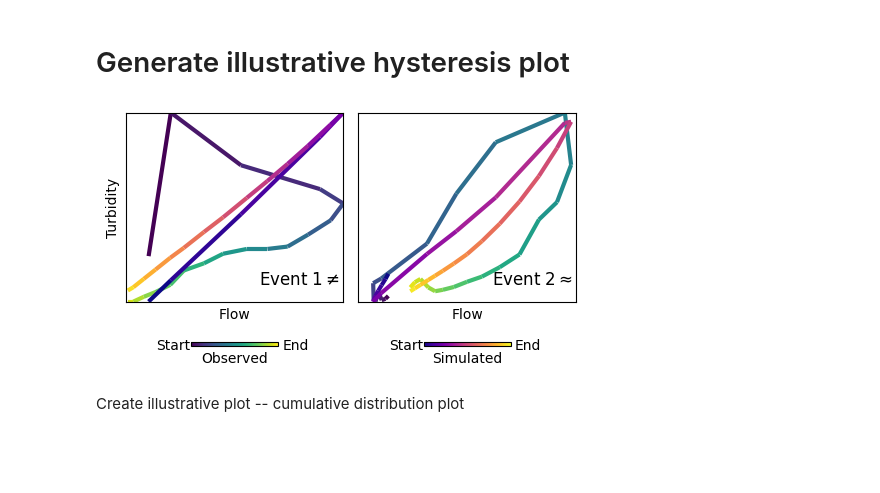
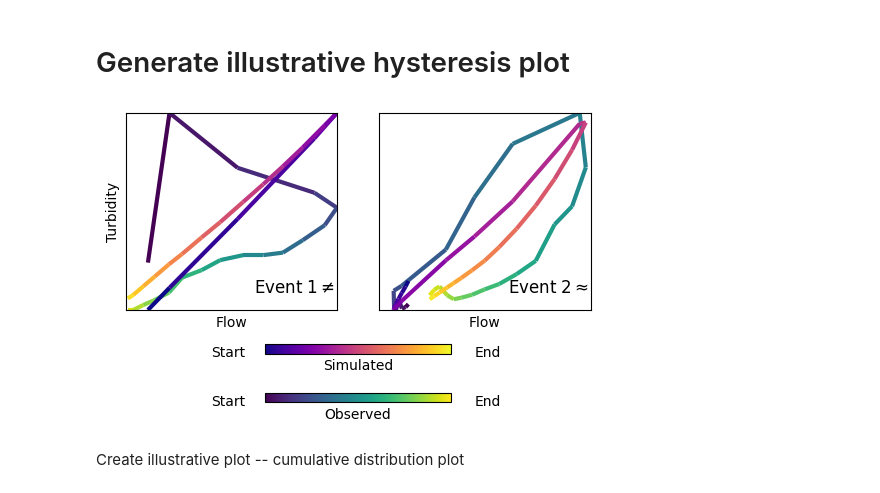
Before and after one commit to QianWanghhu/BushFireWQ, a Jupyter notebook: src/Explore_212058_CQ.ipynb, the cells around one changed output. Saved outputs shown, nothing was run; the diff lists cells and outputs as text; code cells hidden in the pictures; blank space fills up the shorter version.

Commit message:
Change plots according to reviewer's comments.

```diff
--- a/src/Explore_212058_CQ.ipynb
+++ b/src/Explore_212058_CQ.ipynb
@@ -273,7 +273,7 @@ for grp_id, stm in storm_data.groupby('stormID'):
 # Set stormID to str format
 # Select six events of the max peak flow during each periods
 from matplotlib.collections import LineCollection
-fig, axes = plt.subplots(nrows=1, ncols=2, sharex=False, sharey=False, figsize=(5, 3))
+fig, axes = plt.subplots(nrows=1, ncols=2, sharex=False, sharey=False, figsize=(6, 4))
 # Plot the normalized flow and turbidity if norm_plot = True;
 # Otherwise, plot the absolute values of flow and turbidity
 norm_plot = True
@@ -312,38 +312,38 @@ for ax, peak, idx, event in zip(axes, peak_idx, [1, 2], [hys_storm1, hys_storm2]
     line_sim = ax.add_collection(lc_sim)
     # Set event ID as title
     # Creating a custom legend with absolute time for each subplot
     ax.set_xlabel(xlab)
     # 隐藏刻度线和坐标
     ax.set_xticks([])
     ax.set_yticks([])
     # Set labels
 axes[0].set_ylabel(ylab)
 axes[1].set_ylabel('')
 axes[0].set_title(r'Event 1$ \neq $', loc='center', pad=12, x=0.8, y=0.0)
 axes[1].set_title(r'Event 2$ \approx $', loc='center', pad=12, x=0.8, y=0.0)
 # 添加 colorbar（隐藏默认标签）
-cbar = fig.colorbar(line, ax=axes[0], ticks=[], orientation='horizontal', shrink=0.4)
+cbar = fig.colorbar(line, ticks=[], orientation='horizontal', shrink=0.4, ax=[axes[0], axes[1]], anchor=(0.5, 0.5), pad=0.05)
 # 在 colorbar 的底部和顶部添加自定义文本
 cbar.ax.text(-0.2, 0.1, 'Start',
              ha='center', va='center', transform=cbar.ax.transAxes)
 cbar.ax.text(1.2, 0.1, 'End',
              ha='center', va='center', transform=cbar.ax.transAxes)
 cbar.set_label('Observed')
 
 # 添加模拟值的coloarbar
-cbar_sim = fig.colorbar(line_sim, ax=axes[1], ticks=[], orientation='horizontal', shrink=0.4)
+cbar_sim = fig.colorbar(line_sim, ticks=[], orientation='horizontal', shrink=0.4, ax=[axes[0], axes[1]], anchor=(0.5, 0.2), pad=0.05)
 # 在 colorbar 的底部和顶部添加自定义文本
 cbar_sim.ax.text(-0.2, 0.1, 'Start',
              ha='center', va='center', transform=cbar_sim.ax.transAxes)
 cbar_sim.ax.text(1.2, 0.1, 'End',
              ha='center', va='center', transform=cbar_sim.ax.transAxes)
 cbar_sim.set_label('Simulated')
 
-plt.subplots_adjust(wspace=0.02, hspace=0.05)
-plt.tight_layout()
+# plt.subplots_adjust(wspace=0.02, hspace=0.05)
+# plt.tight_layout()
 plt.savefig(f'{fig_dir}Illustrative plot/HysteresisNorm{norm_plot}.png', format='png', dpi=300)
 # %% [output]
-[figure, old version]
+[figure, new version]
 # %% [markdown]
 Create illustrative plot -- cumulative distribution plot
 # %%
```
Also changed, not shown: parts of 9 cells of this notebook, 6 other files.
